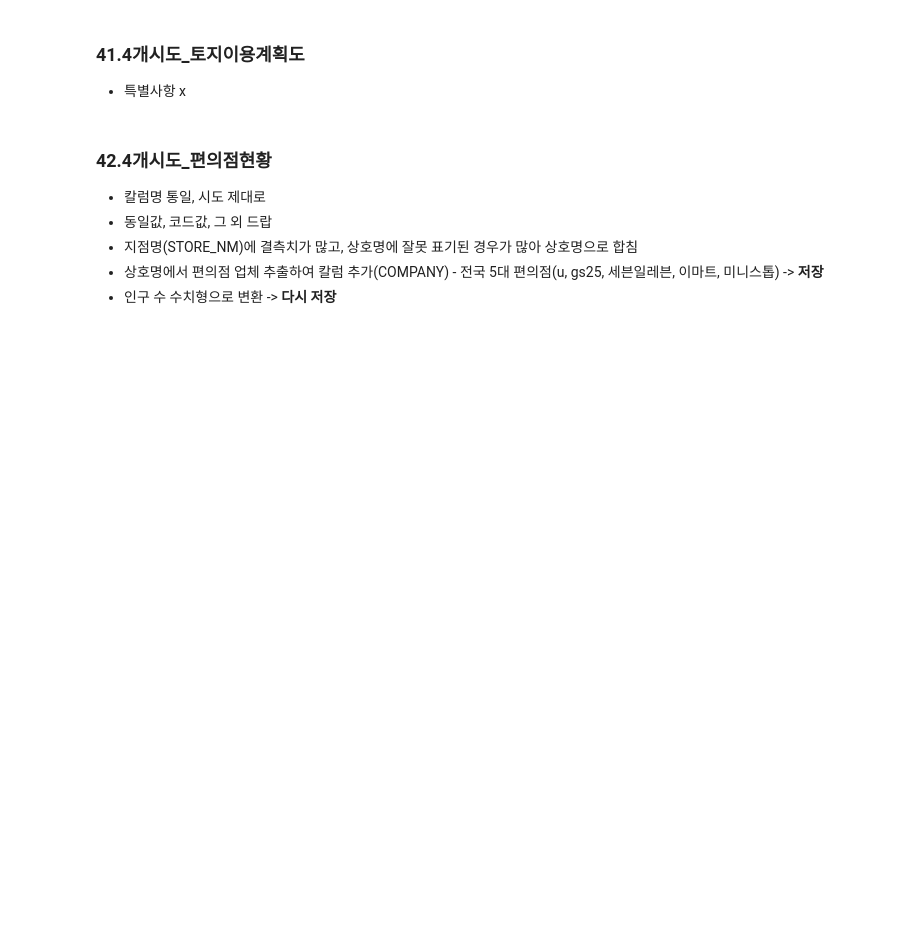
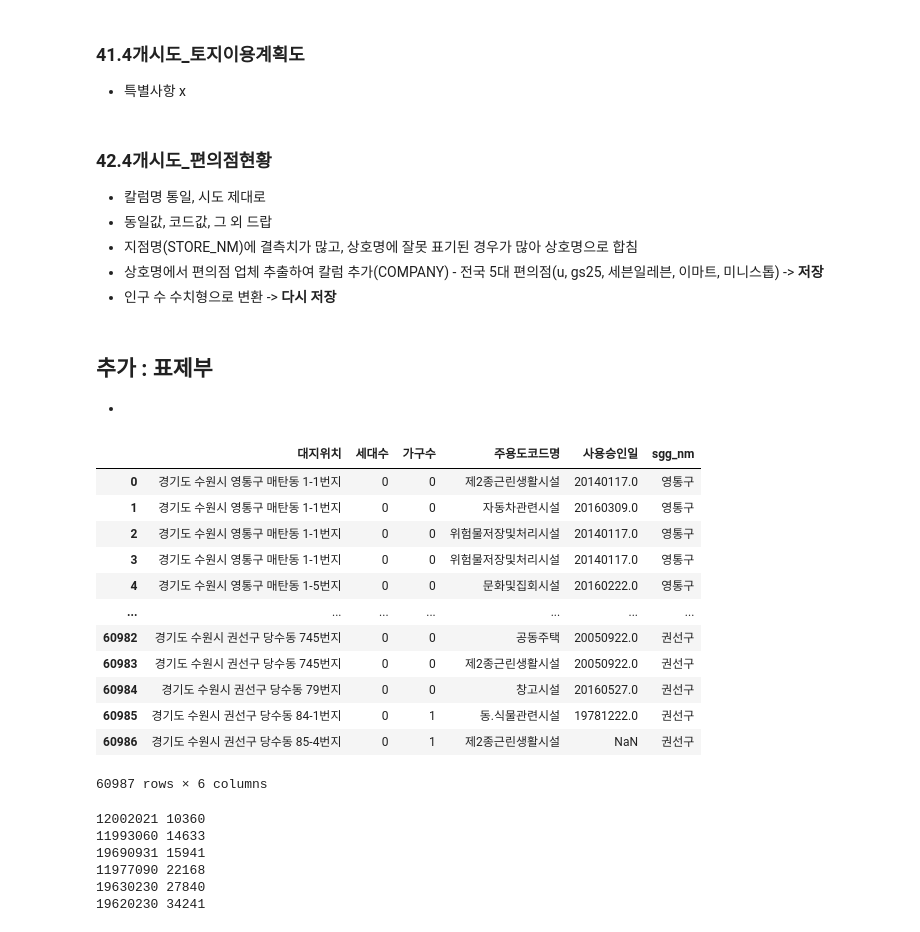
Before and after one commit to yxbxn/COMPAS2021-Suwon, a Jupyter notebook: EDA/전처리/전처리_나연.ipynb, the cells around one changed output. Saved outputs shown, nothing was run; the diff lists cells and outputs as text; code cells hidden in the pictures; blank space fills up the shorter version.

```diff
--- a/EDA/전처리/전처리_나연.ipynb
+++ b/EDA/전처리/전처리_나연.ipynb
@@ -150,6 +158,7 @@ SIG_4["sgg_nm"] =  SIG_4["SIG_KOR_NM"].apply(lambda x : x.split(" ")[-1])
 ## 전처리 대상
 - 27, 33, 34, 35, 36, 37, 38, 39, 40, 41, 42
 # %%
+suwon_building = pd.read_excel('26.수원시_건축물대장(표제부).xlsx')
 others_park =pd.read_csv('27.4개시도_공원현황.csv')
 others_one_person = pd.read_csv('33.4개시도_1인가구수.csv')
 others_basic_recipient = pd.read_csv('34.4개시도_기초수급자현황.csv')
@@ -470,3 +523,25 @@ others_convenience_company = others_convenience.groupby(["SIDO_NM","sgg_nm", 'CO
 others_convenience_company.rename(columns={'STORE_ID':'count'}, inplace=True)
 # %%
 others_convenience_company.to_csv("42.4개시도_편의점현황_업체별수.csv", index=False)
+# %% [markdown]
+## 추가 : 표제부
+-
+# %%
+suwon_building=suwon_building[['plat_plc', 'hhld_cnt', 'fmly_cnt', 'main_purps_cd_nm', 'use_apr_day']]
+suwon_building.columns=['대지위치', '세대수', '가구수', '주용도코드명', '사용승인일']
+suwon_building["sgg_nm"]=suwon_building["대지위치"].apply(lambda x : x.split(" ")[2]) # 수원시 팔달구 -> 팔달구
+suwon_building
+# %% [output]
+|  | 대지위치 | 세대수 | 가구수 | 주용도코드명 | 사용승인일 | sgg_nm |
+| 0 | 경기도 수원시 영통구 매탄동 1-1번지 | 0 | 0 | 제2종근린생활시설 | 20140117.0 | 영통구 |
+| 1 | 경기도 수원시 영통구 매탄동 1-1번지 | 0 | 0 | 자동차관련시설 | 20160309.0 | 영통구 |
+| 2 | 경기도 수원시 영통구 매탄동 1-1번지 | 0 | 0 | 위험물저장및처리시설 | 20140117.0 | 영통구 |
+| 3 | 경기도 수원시 영통구 매탄동 1-1번지 | 0 | 0 | 위험물저장및처리시설 | 20140117.0 | 영통구 |
+| 4 | 경기도 수원시 영통구 매탄동 1-5번지 | 0 | 0 | 문화및집회시설 | 20160222.0 | 영통구 |
+| ... | ... | ... | ... | ... | ... | ... |
+| 60982 | 경기도 수원시 권선구 당수동 745번지 | 0 | 0 | 공동주택 | 20050922.0 | 권선구 |
+| 60983 | 경기도 수원시 권선구 당수동 745번지 | 0 | 0 | 제2종근린생활시설 | 20050922.0 | 권선구 |
+| 60984 | 경기도 수원시 권선구 당수동 79번지 | 0 | 0 | 창고시설 | 20160527.0 | 권선구 |
+| 60985 | 경기도 수원시 권선구 당수동 84-1번지 | 0 | 1 | 동.식물관련시설 | 19781222.0 | 권선구 |
+| 60986 | 경기도 수원시 권선구 당수동 85-4번지 | 0 | 1 | 제2종근린생활시설 | NaN | 권선구 |
+60987 rows × 6 columns
@@ -472,0 +580,20 @@ others_convenience_company.to_csv("42.4개시도_편의점현황_업체별수.cs
+# %%
+now  = datetime.now()
+for i in range(len(suwon_building_df)):
+    try:
+        date=pd.to_datetime(suwon_building_df.loc[i,'사용승인일'])
+        date_diff = now - date
+        suwon_building_df.loc[i,'건설이후(일)']=date_diff.days
+    except:
+        print(suwon_building_df.loc[i,'사용승인일'], i)
+        suwon_building_df.drop([i], inplace=True)
+        # 이상한 애들 여기로~
+# 중복제거
+suwon_building_df.drop_duplicates(inplace=True)
+# %% [output]
+12002021 10360
+11993060 14633
+19690931 15941
+11977090 22168
+19630230 27840
+19620230 34241
```
Also changed, not shown: parts of 15 cells of this notebook, 1 other file.
